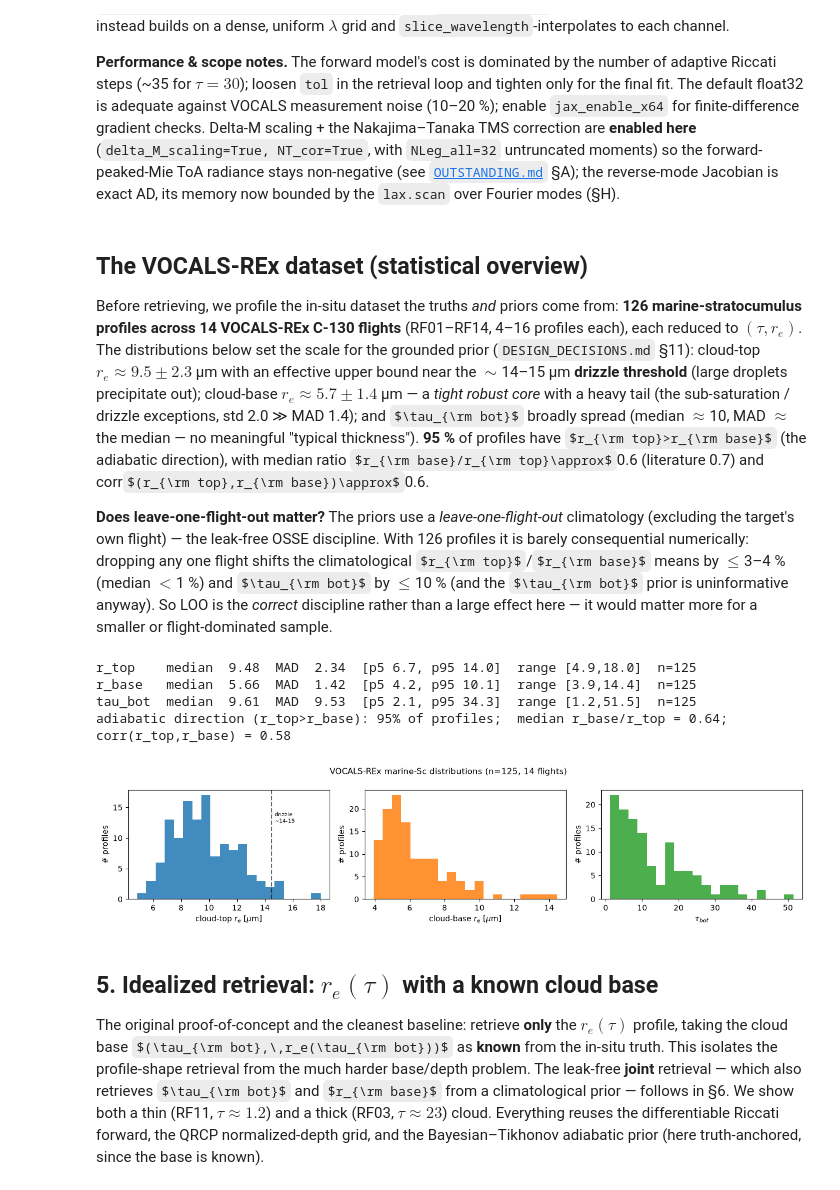
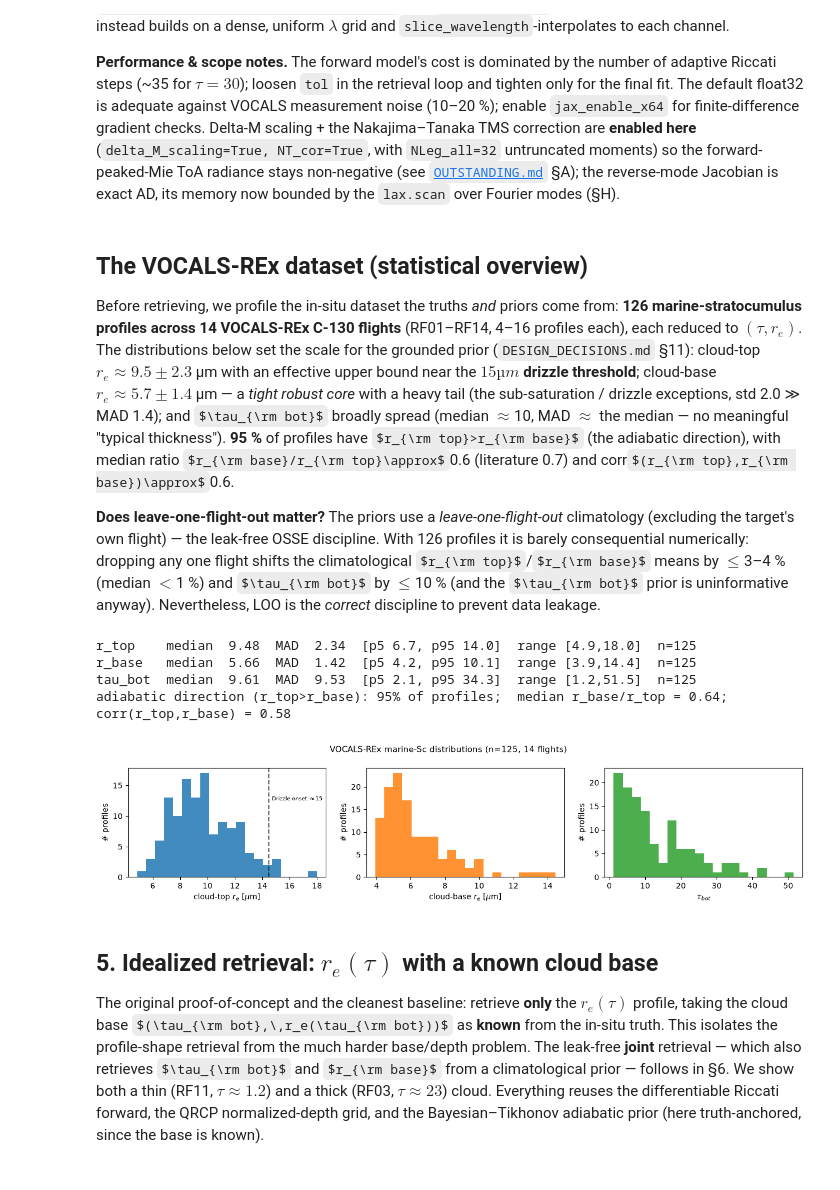
Before and after one commit to dhjx1996/Pythonic-DISORT_inhomogeneous_atmosphere, a Jupyter notebook: docs/riccati_solver_VOCALS_retrieval.ipynb, the cells around one changed output. Saved outputs shown, nothing was run; the diff lists cells and outputs as text; code cells hidden in the pictures; some formulas as TeX source.

```diff
--- a/docs/riccati_solver_VOCALS_retrieval.ipynb
+++ b/docs/riccati_solver_VOCALS_retrieval.ipynb
@@ -91,0 +101,29 @@ ToA radiance at (mu_obs, phi_obs): 0.27201661467552185
+# %%
+import jax
+jax.config.update('jax_enable_x64', True)          # tight tol needs float64
+
+from _helpers import multilayer_pydisort_toa_full_phi, PHI_VALUES
+
+N = NQuad // 2
+mu_arr_pos, _, _, u_ToA_func, _ = pydisort_riccati_jax(
+    tau_bot, omega_func, Leg_coeffs_func, NQuad, mu0, I0, phi0,
+    tol=1e-8, BDRF_Fourier_modes=BDRF,
+    delta_M_scaling=True, NLeg_all=NLeg_all, NT_cor=True)
+u_ric = np.column_stack([np.asarray(u_ToA_func(p))[:N] for p in PHI_VALUES])
+
+def disort_err(NLayers):
+    _, _, uf = multilayer_pydisort_toa_full_phi(
+        tau_bot, omega_func, Leg_coeffs_func, NLayers, NQuad, NLeg,
+        mu0, I0, phi0, BDRF_Fourier_modes=BDRF,
+        delta_M_scaling=True, NT_cor=True)
+    u_dis = np.column_stack([uf(0, p)[:N] for p in PHI_VALUES])
+    return np.max(np.abs(u_dis - u_ric)) / np.max(np.abs(u_ric))
+
+e100, e1000 = disort_err(100), disort_err(1000)
+print(f'rel. err  100 layers : {e100:.2e}')
+print(f'rel. err 1000 layers : {e1000:.2e}')
+print(f'convergence ratio   : {e100 / e1000:.1f}  (~100 expected for O(h^2), 10x refinement)')
+
+jax.config.update('jax_enable_x64', False)          # restore float32 for the rest
+x = jnp.array(1.0)
+print(x.dtype)                                      # Verify return to float32
@@ -229,8 +282,7 @@ Before retrieving, we profile the in-situ dataset the truths *and* priors come f
 **126 marine-stratocumulus profiles across 14 VOCALS-REx C-130 flights** (RF01–RF14, 4–16
 profiles each), each reduced to $(\tau, r_e)$. The distributions below set the scale for the
 grounded prior (`DESIGN_DECISIONS.md` §11): cloud-top $r_e\approx 9.5\pm2.3$ µm with an
-effective upper bound near the $\sim$14–15 µm **drizzle threshold** (large droplets
-precipitate out); cloud-base $r_e\approx 5.7\pm1.4$ µm — a *tight robust core* with a heavy
+effective upper bound near the **$15 µm$ drizzle threshold**; cloud-base $r_e\approx 5.7\pm1.4$ µm — a *tight robust core* with a heavy
 tail (the sub-saturation / drizzle exceptions, std 2.0 ≫ MAD 1.4); and $\tau_{\rm bot}$
 broadly spread (median $\approx$10, MAD $\approx$ the median — no meaningful "typical
 thickness"). **95 %** of profiles have $r_{\rm top}>r_{\rm base}$ (the adiabatic direction),
@@ -241,39 +293,38 @@ corr$(r_{\rm top},r_{\rm base})\approx$0.6.
 (excluding the target's own flight) — the leak-free OSSE discipline. With 126 profiles it is
 barely consequential numerically: dropping any one flight shifts the climatological
 $r_{\rm top}$/$r_{\rm base}$ means by $\le$3–4 % (median $<$1 %) and $\tau_{\rm bot}$ by
-$\le$10 % (and the $\tau_{\rm bot}$ prior is uninformative anyway). So LOO is the *correct*
-discipline rather than a large effect here — it would matter more for a smaller or
-flight-dominated sample.
+$\le$10 % (and the $\tau_{\rm bot}$ prior is uninformative anyway). Nevertheless, LOO is the *correct*
+discipline to prevent data leakage.
 # %%
 # VOCALS-REx empirical distributions (the prior's scale); `profiles` loaded above.
 rt = np.array([p.r_top for p in profiles]); rb = np.array([p.r_base for p in profiles])
 tb = np.array([p.tau_bot for p in profiles])
 keep = (tb >= 0.3) & (tb <= 60); rt, rb, tb = rt[keep], rb[keep], tb[keep]   # physical filter
 def _stat(x):
     med = np.median(x); mad = 1.4826 * np.median(np.abs(x - med))
     return med, mad, np.percentile(x, 5), np.percentile(x, 95)
 for name, x in [('r_top', rt), ('r_base', rb), ('tau_bot', tb)]:
     m, mad, p5, p95 = _stat(x)
     print(f'{name:8s} median {m:5.2f}  MAD {mad:5.2f}  [p5 {p5:.1f}, p95 {p95:.1f}]  '
           f'range [{x.min():.1f},{x.max():.1f}]  n={x.size}')
 print(f'adiabatic direction (r_top>r_base): {100 * np.mean(rt > rb):.0f}% of profiles;  '
       f'median r_base/r_top = {np.median(rb / rt):.2f};  corr(r_top,r_base) = {np.corrcoef(rt, rb)[0, 1]:.2f}')
 
 fig, ax = plt.subplots(1, 3, figsize=(13, 3))
 for a, (lab, x, c) in zip(ax, [(r'cloud-top $r_e$ [$\mu$m]', rt, 'C0'),
                                (r'cloud-base $r_e$ [$\mu$m]', rb, 'C1'),
                                (r'$\tau_{bot}$', tb, 'C2')]):
     a.hist(x, bins=20, color=c, alpha=0.85); a.set_xlabel(lab); a.set_ylabel('# profiles')
 ax[0].axvline(14.5, ls='--', color='k', alpha=0.6)
-ax[0].text(14.7, ax[0].get_ylim()[1] * 0.7, 'drizzle\n~14-15', fontsize=7)
+ax[0].text(14.7, ax[0].get_ylim()[1] * 0.7, r'Drizzle onset $\approx 15$', fontsize=7)
 fig.suptitle('VOCALS-REx marine-Sc distributions (n=%d, 14 flights)' % rt.size, fontsize=11)
 plt.tight_layout()
 # %% [output]
 r_top    median  9.48  MAD  2.34  [p5 6.7, p95 14.0]  range [4.9,18.0]  n=125
 r_base   median  5.66  MAD  1.42  [p5 4.2, p95 10.1]  range [3.9,14.4]  n=125
 tau_bot  median  9.61  MAD  9.53  [p5 2.1, p95 34.3]  range [1.2,51.5]  n=125
 adiabatic direction (r_top>r_base): 95% of profiles;  median r_base/r_top = 0.64;  corr(r_top,r_base) = 0.58
-[figure, old version]
+[figure, new version]
 # %% [markdown]
 ## 5. Idealized retrieval: $r_e(\tau)$ with a **known** cloud base
 
```
Also changed, not shown: parts of 23 cells of this notebook, 35 other files.
